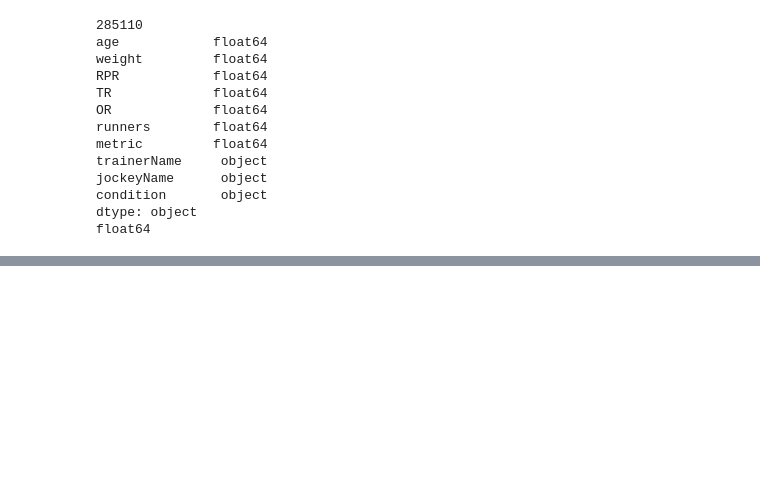
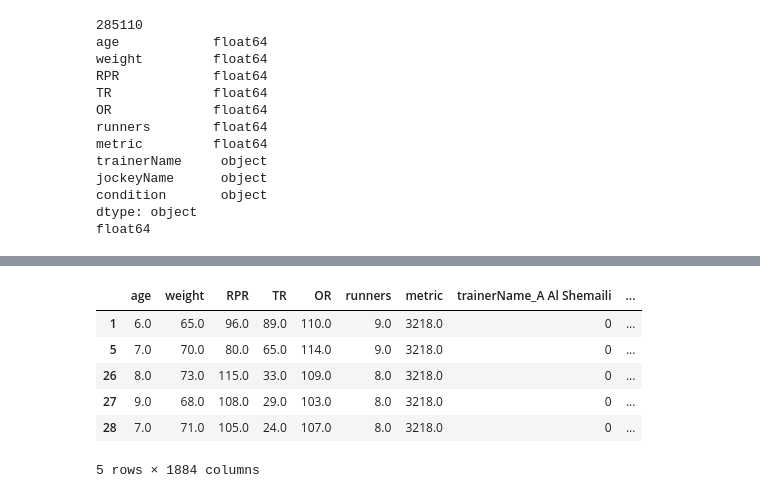
Before and after one commit to hiromimiyata/Mustang, a Jupyter notebook: Code/ML_Model.ipynb, the cells around one changed output, grey strips where cells are left out. Cells and saved outputs as stored; diff of their text form; code cells hidden in the pictures; blank space fills up the shorter version.

```diff
--- a/Code/ML_Model.ipynb
+++ b/Code/ML_Model.ipynb
@@ -52,3 +65,7 @@ jockeyName      object
 condition       object
 dtype: object
 float64
+# %%
+# Use get_dummies for string data - Trainer name, Jockey name, track condition
+horse_dummies = pd.get_dummies(df_horse_features[["trainerName", "jockeyName", "condition"]])
+horse_dummies.head()
@@ -54,0 +80,17 @@ float64
+# %%
+# Add dummies to original df
+df_horse_features = pd.concat([df_horse_features, horse_dummies], axis=1)
+
+# Remove previous columns
+df_horse_features = df_horse_features.drop(columns=["trainerName", "jockeyName", "condition"])
+
+# Check df
+df_horse_features.head()
+# %% [output]
+|  | age | weight | RPR | TR | OR | runners | metric | trainerName_A Al Shemaili | ... |
+| 1 | 6.0 | 65.0 | 96.0 | 89.0 | 110.0 | 9.0 | 3218.0 | 0 | ... |
+| 5 | 7.0 | 70.0 | 80.0 | 65.0 | 114.0 | 9.0 | 3218.0 | 0 | ... |
+| 26 | 8.0 | 73.0 | 115.0 | 33.0 | 109.0 | 8.0 | 3218.0 | 0 | ... |
+| 27 | 9.0 | 68.0 | 108.0 | 29.0 | 103.0 | 8.0 | 3218.0 | 0 | ... |
+| 28 | 7.0 | 71.0 | 105.0 | 24.0 | 107.0 | 8.0 | 3218.0 | 0 | ... |
+5 rows × 1884 columns
```
Also changed, not shown: parts of 16 cells of this notebook.
